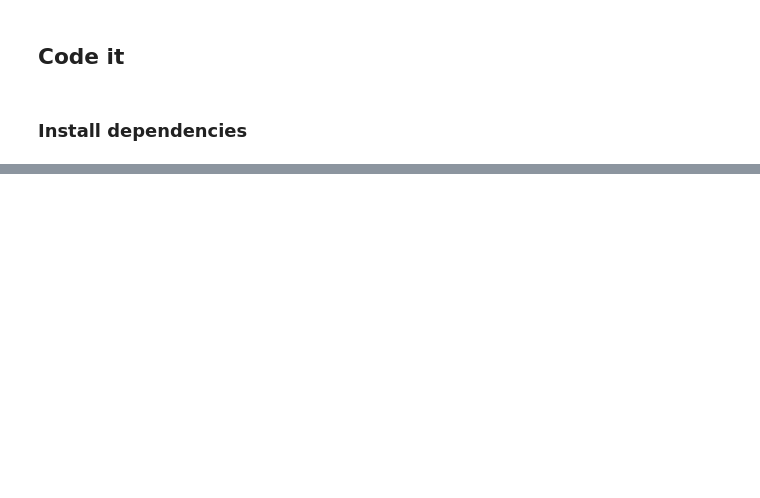
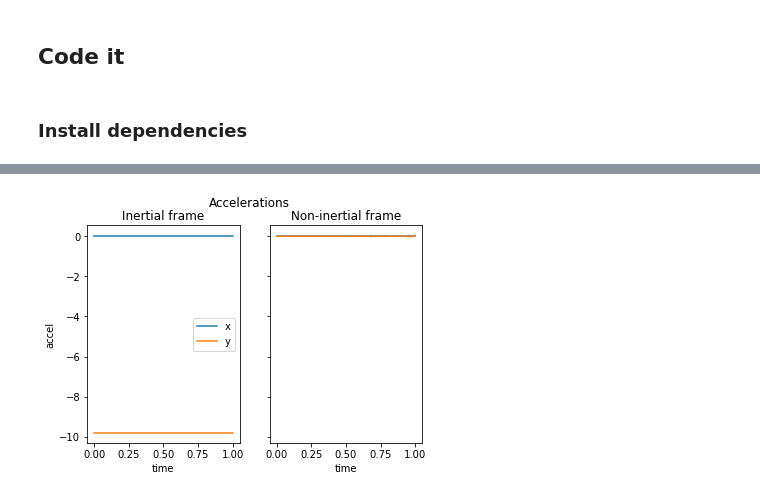
Before and after one commit to sequgen/accelsim, a Jupyter notebook: draft.ipynb, the cells around one changed output, grey strips where cells are left out. Cells and saved outputs as stored; diff of their text form; code cells hidden in the pictures; blank space fills up the shorter version.

Commit message:
Add auxiliary plotting function and examples

```diff
--- a/draft.ipynb
+++ b/draft.ipynb
@@ -145,0 +161,23 @@ from scipy.misc import derivative
+# %%
+def a_ni(t, a = lambda t : np.matrix([[0], [-9.8]]),
+            R = lambda t : np.matrix(([0], [0])),
+            omega = lambda t : np.identity(2)):
+    '''Vectorial acceleration in the non-intertial system'''
+
+    # Auxiliary functions
+    def V(t, dx=1e-7, **kwargs):
+        '''Numerical estimation of relative speed'''
+        return(derivative(R, x0=t, dx=dx, **kwargs))
+
+    def A(t, dx=1e-7, **kwargs):
+        '''Numerical estimation of relative acceleration'''
+        return(derivative(V, x0=t, dx=dx, **kwargs))
+
+    # Rotate external acceleration
+    rot_a = omega(t)*a(t)
+
+    # Calculate and rotate relative acceleration
+    rot_ni = omega(t)*A(t)
+
+    # Apply formula
+    return(rot_a - rot_ni)
@@ -145,0 +250,21 @@ from scipy.misc import derivative
+# %%
+g = 9.81 # Acceleration of gravity (in m/s^2)
+
+def a(t):
+    '''Acceleration in the inertial system'''
+    return(np.matrix([[.0],
+                      [-g]]))
+
+def R(t, R0 = np.matrix([[0],[0]]), v0 = np.matrix([[0],[0]]), a0 = np.matrix([[0],[-g]])):
+    '''Relative displacement'''
+    return(R0 + v0 * t + 0.5 * a0 * t**2)
+
+def omega(t):
+    '''Relative rotation matrix'''
+    return(np.identity(2))
+
+# Times to plot
+ts = np.linspace(0, 1)
+auxiliary_plotter(ts)
+# %% [output]
+[figure, added]
```
Also changed, not shown: parts of 19 cells of this notebook.
